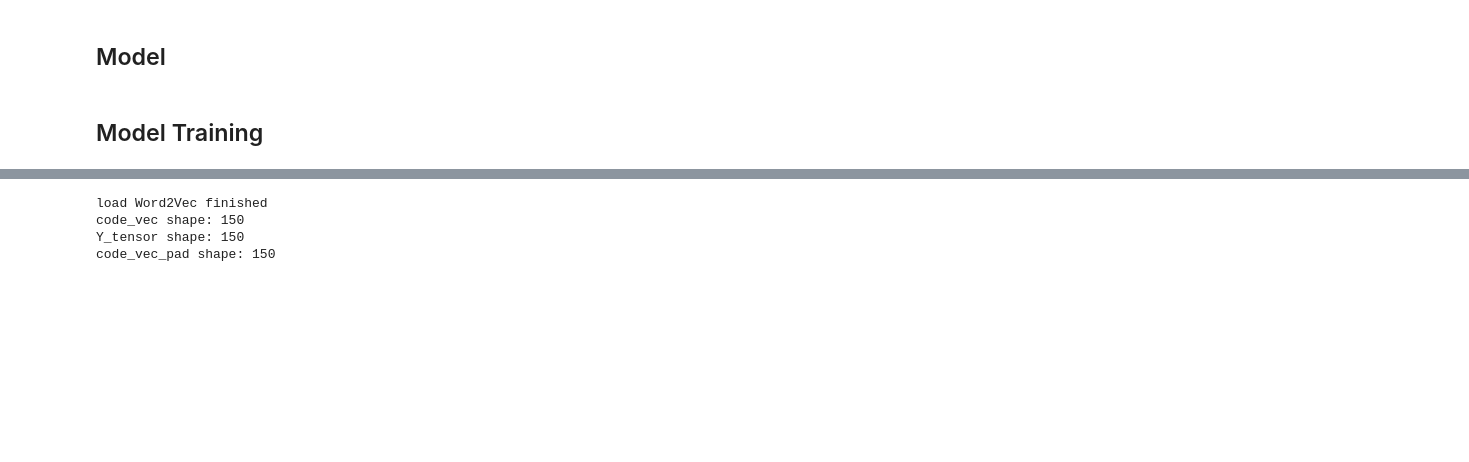
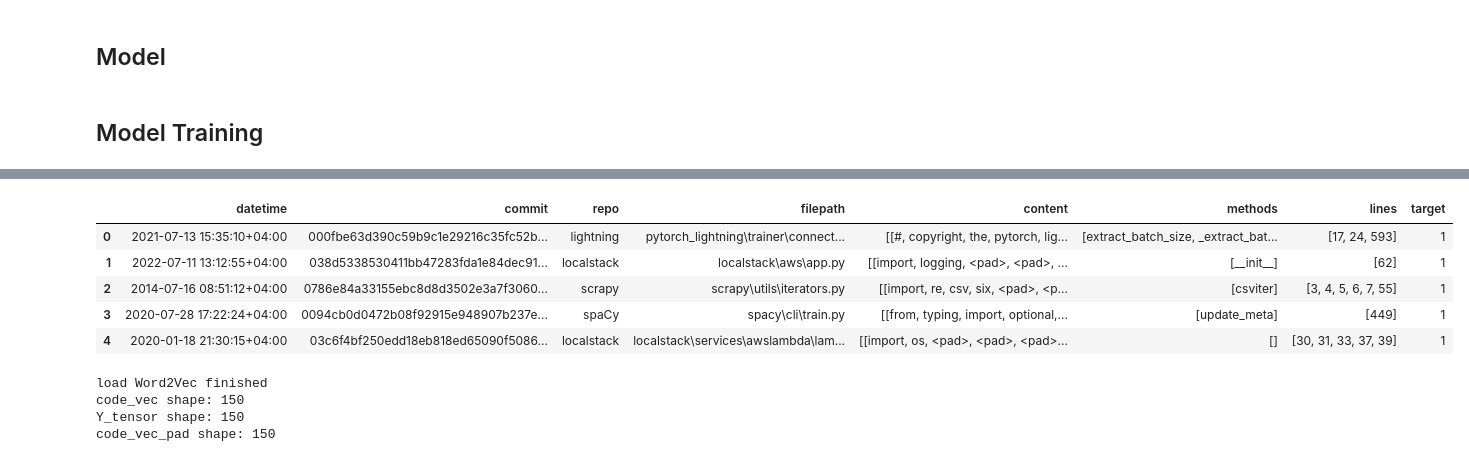
Before and after one commit to Karthikeyacs33/Line-lvl_Bug_prediction, a Jupyter notebook: Final_DeepLineDP.ipynb, the cells around one changed output, grey strips where cells are left out. Saved outputs shown, nothing was run; the diff lists cells and outputs as text; code cells hidden in the pictures; blank space fills up the shorter version.

```diff
--- a/Final_DeepLineDP.ipynb
+++ b/Final_DeepLineDP.ipynb
@@ -759,6 +754,15 @@ def test_model():
     #     outputs, _, __, ___ = model(inputs)
         outputs, word_att_weights, sent_att_weights, sents = model(inputs)
         return outputs,word_att_weights,sent_att_weights, labels
+# %%
+test_df.head()
+# %% [output]
+|  | datetime | commit | repo | filepath | content | methods | lines | target |
+| 0 | 2021-07-13 15:35:10+04:00 | 000fbe63d390c59b9c1e29216c35fc52b... | lightning | pytorch_lightning\trainer\connect... | [[#, copyright, the, pytorch, lig... | [extract_batch_size, _extract_bat... | [17, 24, 593] | 1 |
+| 1 | 2022-07-11 13:12:55+04:00 | 038d5338530411bb47283fda1e84dec91... | localstack | localstack\aws\app.py | [[import, logging, <pad>, <pad>, ... | [__init__] | [62] | 1 |
+| 2 | 2014-07-16 08:51:12+04:00 | 0786e84a33155ebc8d8d3502e3a7f3060... | scrapy | scrapy\utils\iterators.py | [[import, re, csv, six, <pad>, <p... | [csviter] | [3, 4, 5, 6, 7, 55] | 1 |
+| 3 | 2020-07-28 17:22:24+04:00 | 0094cb0d0472b08f92915e948907b237e... | spaCy | spacy\cli\train.py | [[from, typing, import, optional,... | [update_meta] | [449] | 1 |
+| 4 | 2020-01-18 21:30:15+04:00 | 03c6f4bf250edd18eb818ed65090f5086... | localstack | localstack\services\awslambda\lam... | [[import, os, <pad>, <pad>, <pad>... | [] | [30, 31, 33, 37, 39] | 1 |
 # %%
 y_pred,word_att_weights,sent_att_weights, y_gt = test_model() # test --> changed to train
 # y_pred, y_gt = train_model()
```
Also changed, not shown: parts of 13 cells of this notebook.
